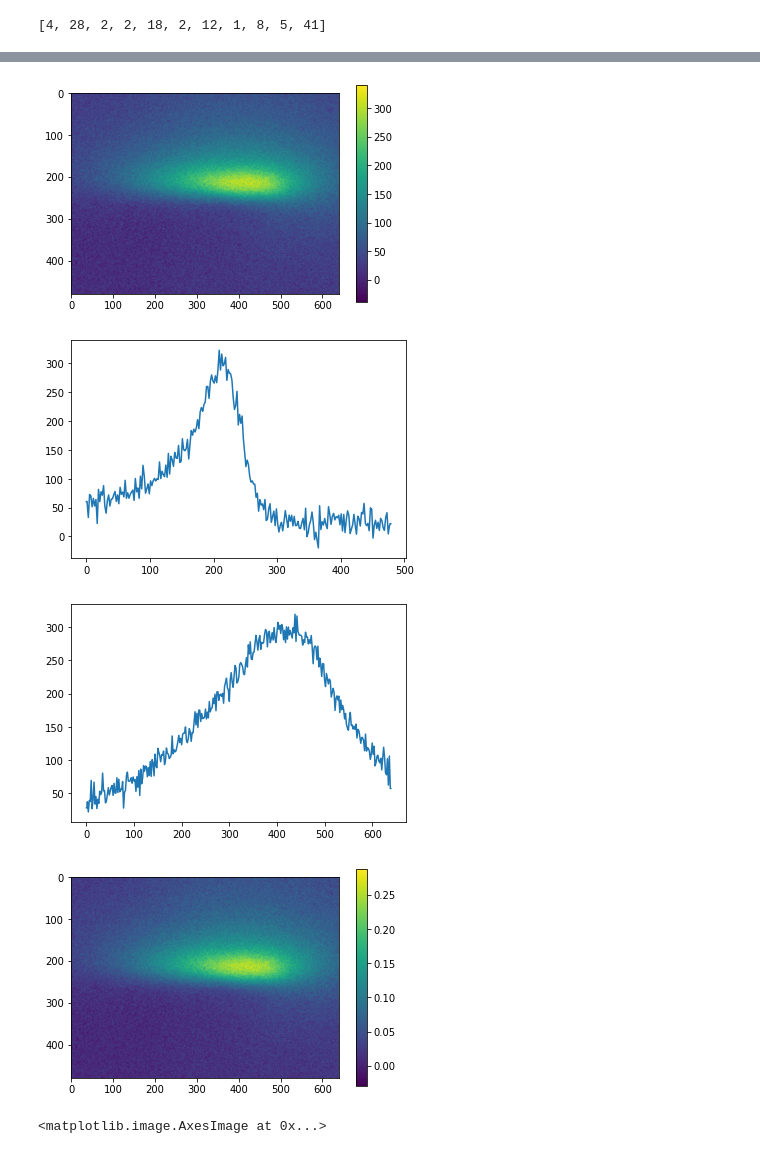
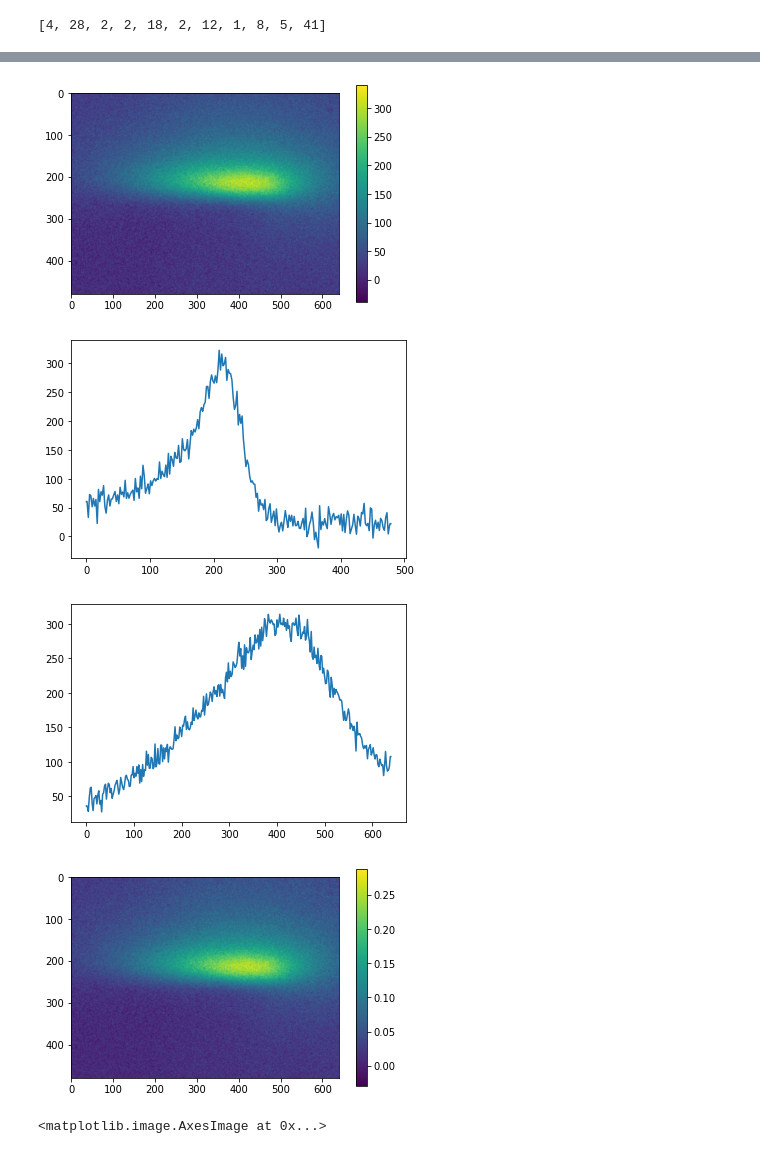
Before and after one commit to JoanneCETsai/Temperature_Calibration, a Jupyter notebook: code/check_fitting_range.ipynb, the cells around one changed output, grey strips where cells are left out. Drawn from its saved outputs; the diff is of its cells as text; code cells hidden in the pictures.

```diff
--- a/code/check_fitting_range.ipynb
+++ b/code/check_fitting_range.ipynb
@@ -12,27 +12,27 @@ back = get_background_average(bb)
 # %%
 whole = get_blue("/Users/chiaentsai/Box/MURI-SARA/Thermoreflectance/Joanne/CHESS/0130_2023/103mm_per_sec/-18mm_39W_004.raw")
 zoomin = get_bright(whole)
 b_whole = back[0]
 b_zoomin = get_bright(b_whole)
 needed = zoomin - b_zoomin
 sc = plt.imshow(b_whole)
 plt.colorbar(sc)
 plt.show()
 sc = plt.imshow(whole-b_whole)
 plt.colorbar(sc)
 plt.show()
 plt.plot((whole-b_whole)[:,400])
 plt.show()
-plt.plot((whole-b_whole)[220,:])
+plt.plot((whole-b_whole)[210,:])
 plt.show()
 sc = plt.imshow((whole - b_whole)/b_whole)
 plt.colorbar(sc)
 plt.show()
 # %% [output]
 [figure]
 [figure]
 [figure]
-[figure, old version]
+[figure, new version]
 [figure]
 # %%
 plt.imshow(needed)
```
Also changed, not shown: parts of 1 cell of this notebook, 1 other file.
